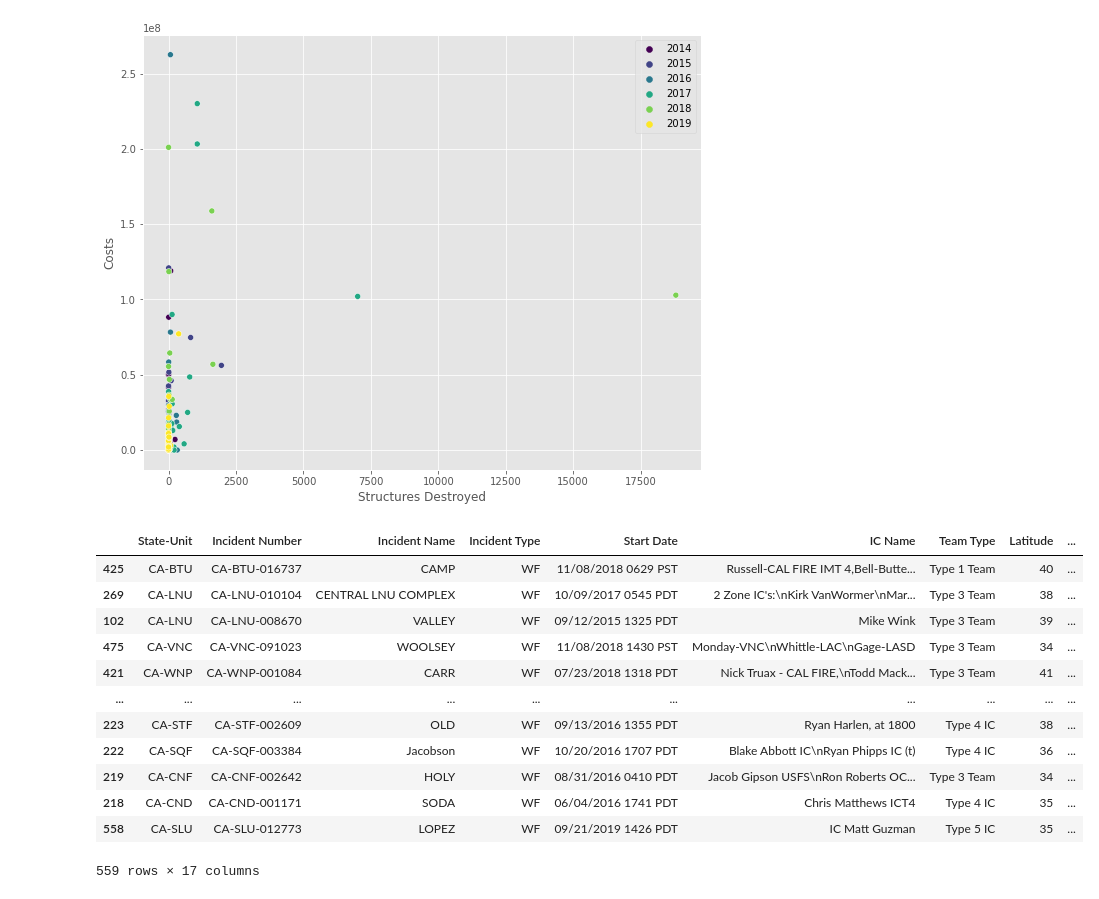
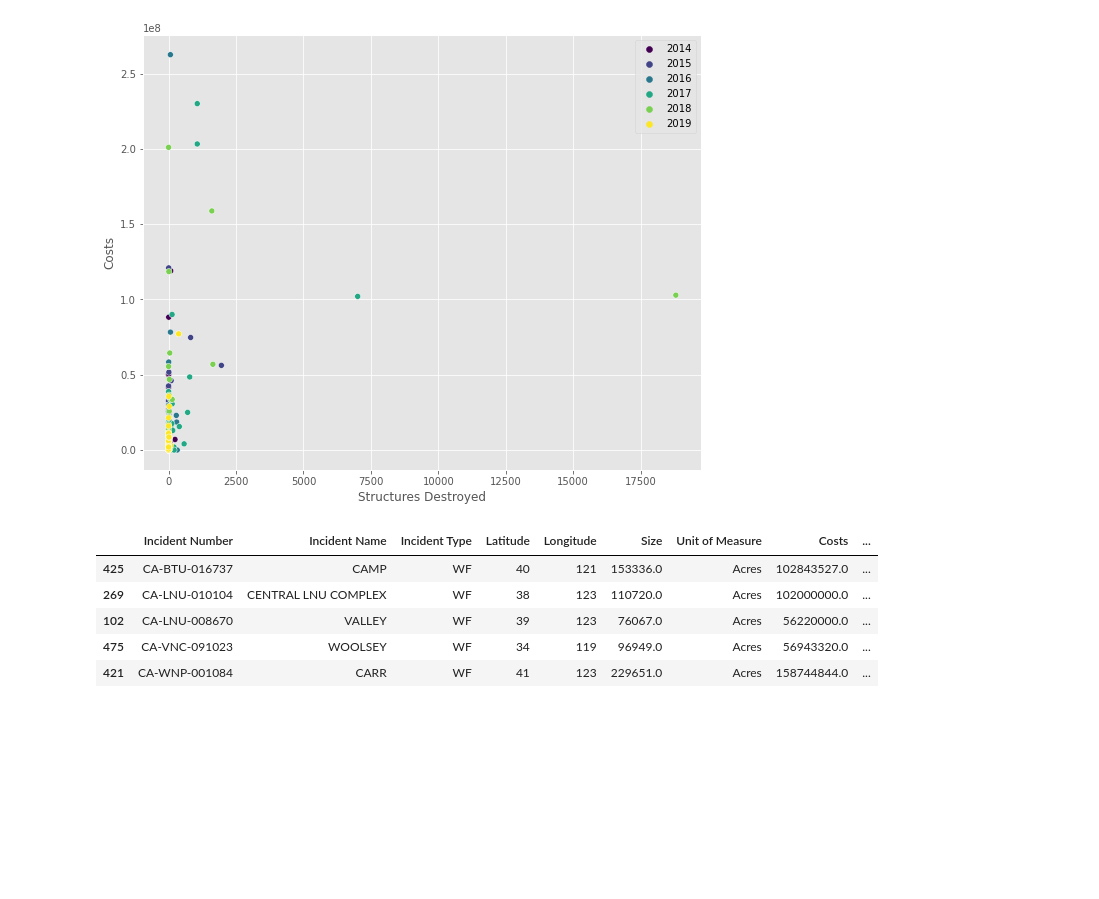
Before and after one commit to jefremides/Project_5, a Jupyter notebook: claire_eda.ipynb, the cells around one changed output. Saved outputs shown, nothing was run; the diff lists cells and outputs as text; code cells hidden in the pictures; blank space fills up the shorter version.

Commit message:
data cleaning and eda separated

```diff
--- a/claire_data_cleaning_eda.ipynb
+++ b/claire_eda.ipynb
@@ -199,5 +20,5 @@ memory usage: 52.5+ KB
 # %%
-fires_df_clean.to_csv('./claire_data/fires_compiled.csv', index=False)
+fires_df_clean = pd.read_csv('./claire_data/fires_compiled.csv')
 # %%
 fires_df_clean.groupby('year')['Costs'].sum().plot(kind='bar');
 # %% [output]
@@ -245,18 +66,11 @@ plt.legend(loc='best');
 # %% [output]
 [figure]
 # %%
-fires_df.sort_values(by='Structures Destroyed', ascending=False)
+fires_df_clean.sort_values(by='Structures Destroyed', ascending=False).head()
 # %% [output]
-|  | State-Unit | Incident Number | Incident Name | Incident Type | Start Date | IC Name | Team Type | Latitude | ... |
-| 425 | CA-BTU | CA-BTU-016737 | CAMP | WF | 11/08/2018 0629 PST | Russell-CAL FIRE IMT 4,Bell-Butte... | Type 1 Team | 40 | ... |
-| 269 | CA-LNU | CA-LNU-010104 | CENTRAL LNU COMPLEX | WF | 10/09/2017 0545 PDT | 2 Zone IC's:\nKirk VanWormer\nMar... | Type 3 Team | 38 | ... |
-| 102 | CA-LNU | CA-LNU-008670 | VALLEY | WF | 09/12/2015 1325 PDT | Mike Wink | Type 3 Team | 39 | ... |
-| 475 | CA-VNC | CA-VNC-091023 | WOOLSEY | WF | 11/08/2018 1430 PST | Monday-VNC\nWhittle-LAC\nGage-LASD | Type 3 Team | 34 | ... |
-| 421 | CA-WNP | CA-WNP-001084 | CARR | WF | 07/23/2018 1318 PDT | Nick Truax - CAL FIRE,\nTodd Mack... | Type 3 Team | 41 | ... |
-| ... | ... | ... | ... | ... | ... | ... | ... | ... | ... |
-| 223 | CA-STF | CA-STF-002609 | OLD | WF | 09/13/2016 1355 PDT | Ryan Harlen, at 1800 | Type 4 IC | 38 | ... |
-| 222 | CA-SQF | CA-SQF-003384 | Jacobson | WF | 10/20/2016 1707 PDT | Blake Abbott IC\nRyan Phipps IC (t) | Type 4 IC | 36 | ... |
-| 219 | CA-CNF | CA-CNF-002642 | HOLY | WF | 08/31/2016 0410 PDT | Jacob Gipson USFS\nRon Roberts OC... | Type 3 Team | 34 | ... |
-| 218 | CA-CND | CA-CND-001171 | SODA | WF | 06/04/2016 1741 PDT | Chris Matthews ICT4 | Type 4 IC | 35 | ... |
-| 558 | CA-SLU | CA-SLU-012773 | LOPEZ | WF | 09/21/2019 1426 PDT | IC Matt Guzman | Type 5 IC | 35 | ... |
+|  | Incident Number | Incident Name | Incident Type | Latitude | Longitude | Size | Unit of Measure | Costs | ... |
+| 425 | CA-BTU-016737 | CAMP | WF | 40 | 121 | 153336.0 | Acres | 102843527.0 | ... |
+| 269 | CA-LNU-010104 | CENTRAL LNU COMPLEX | WF | 38 | 123 | 110720.0 | Acres | 102000000.0 | ... |
+| 102 | CA-LNU-008670 | VALLEY | WF | 39 | 123 | 76067.0 | Acres | 56220000.0 | ... |
+| 475 | CA-VNC-091023 | WOOLSEY | WF | 34 | 119 | 96949.0 | Acres | 56943320.0 | ... |
+| 421 | CA-WNP-001084 | CARR | WF | 41 | 123 | 229651.0 | Acres | 158744844.0 | ... |
-559 rows × 17 columns
```
Also changed, not shown: parts of 25 cells of this notebook, 2 other files.
